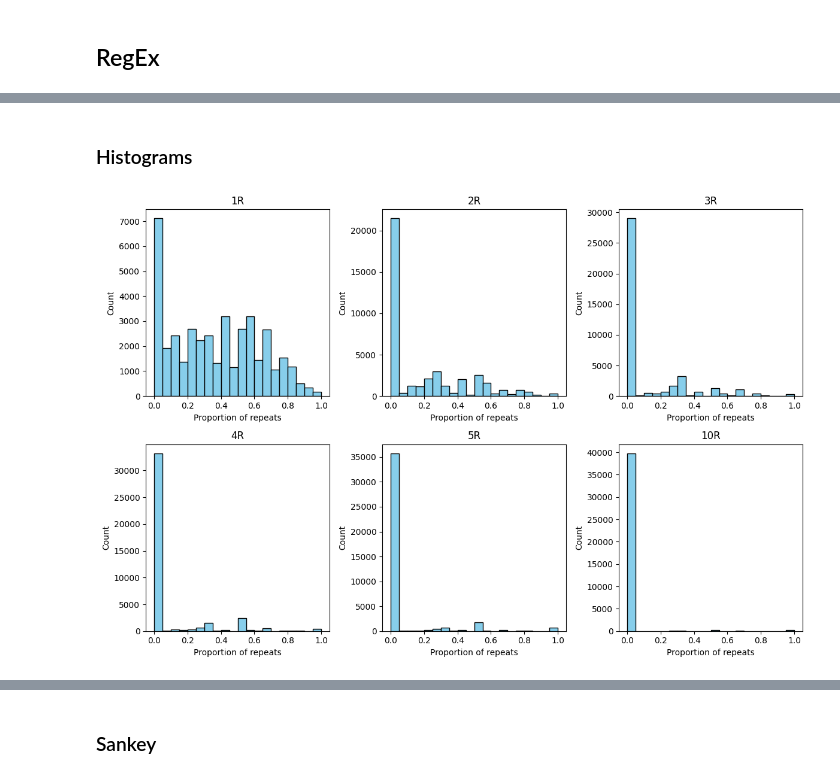
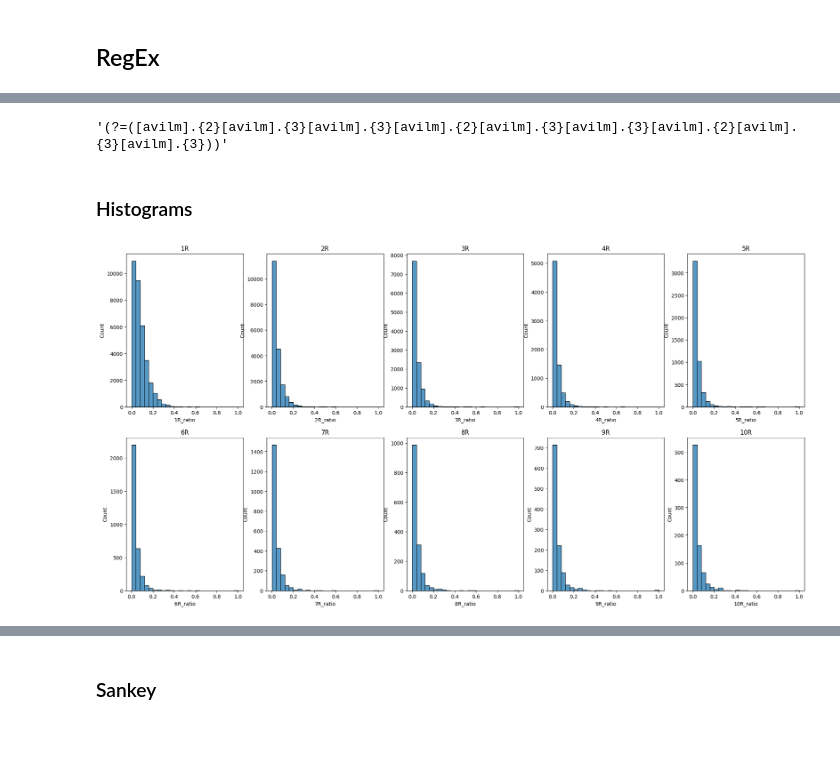
Before and after one commit to donEnno/hendecads, a Jupyter notebook: 02_seq_analysis/seq_analysis.ipynb, the cells around one changed output, grey strips where cells are left out. Cells and saved outputs as stored; diff of their text form; code cells hidden in the pictures; blank space fills up the shorter version.

```diff
--- a/02_seq_analysis/seq_analysis.ipynb
+++ b/02_seq_analysis/seq_analysis.ipynb
@@ -178,3 +199,10 @@ def find_repeat(seq, pattern, len_pattern):
+# %%
+pattern = r'[avilm].{2}[avilm].{3}[avilm].{3}' * 3
+
+pattern = r'(?=(' + pattern + r'))'
+pattern
+# %% [output]
+'(?=([avilm].{2}[avilm].{3}[avilm].{3}[avilm].{2}[avilm].{3}[avilm].{3}[avilm].{2}[avilm].{3}[avilm].{3}))'
 # %%
 # 1  2  3  4  5  6  7  8  9 10 11
 # a  b  c  d  e  f  g  h  i  j  k
@@ -202,20 +243,19 @@ for n in range(1, 11):
 # %% [markdown]
 ### Histograms
-# %%
-fig, axes = plt.subplots(2, 3, figsize=(12, 8))
-
-R = ['1', '2', '3', '4', '5', '10']
-
-for i, ax in zip(R, axes.flat):
-    ax.hist(df[f'{i}R'], bins=20, color='skyblue', edgecolor='black')
-    ax.set_title(f'{i}R')
-    ax.set_xlabel('Proportion of repeats')
-    ax.set_ylabel('Count')
-
-plt.tight_layout()
-plt.show()
-# %% [output]
-[figure, removed]
+# %%
+# Plot all xR ratios
+fig, ax = plt.subplots(2, 5, figsize=(24, 12))
+
+ix = 0
+for i in range(2):
+    for j in range(5):
+        n = R[ix]
+        ix += 1
+
+        sns.histplot(df[df[f'{n}R_ratio'] > 0][f'{n}R_ratio'], bins=25, ax=ax[i, j])
+        ax[i, j].set_title(f'{n}R')
+# %% [output]
+[figure, added]
 # %%
 df
 # %% [output]
```
Also changed, not shown: parts of 14 cells of this notebook.
